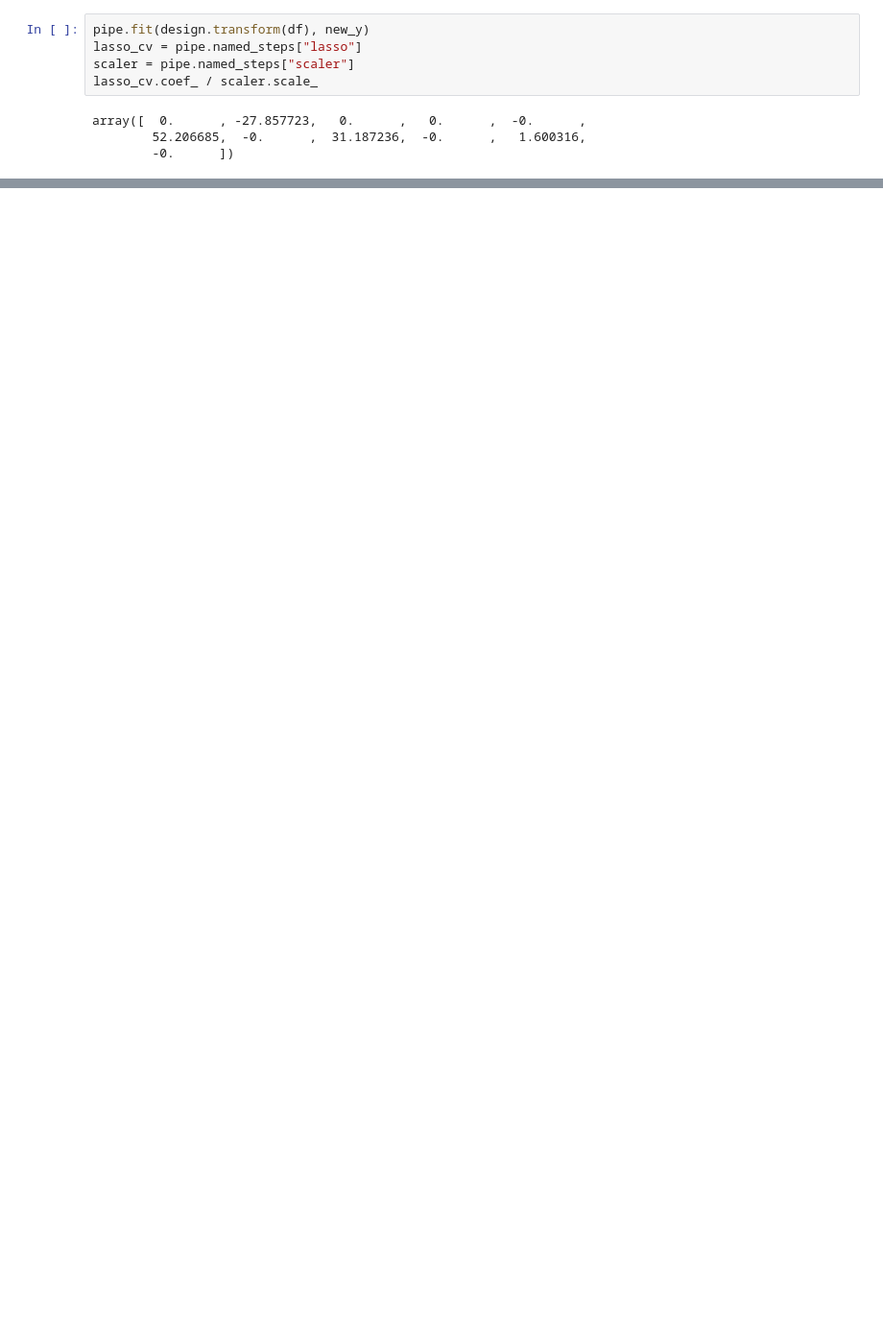
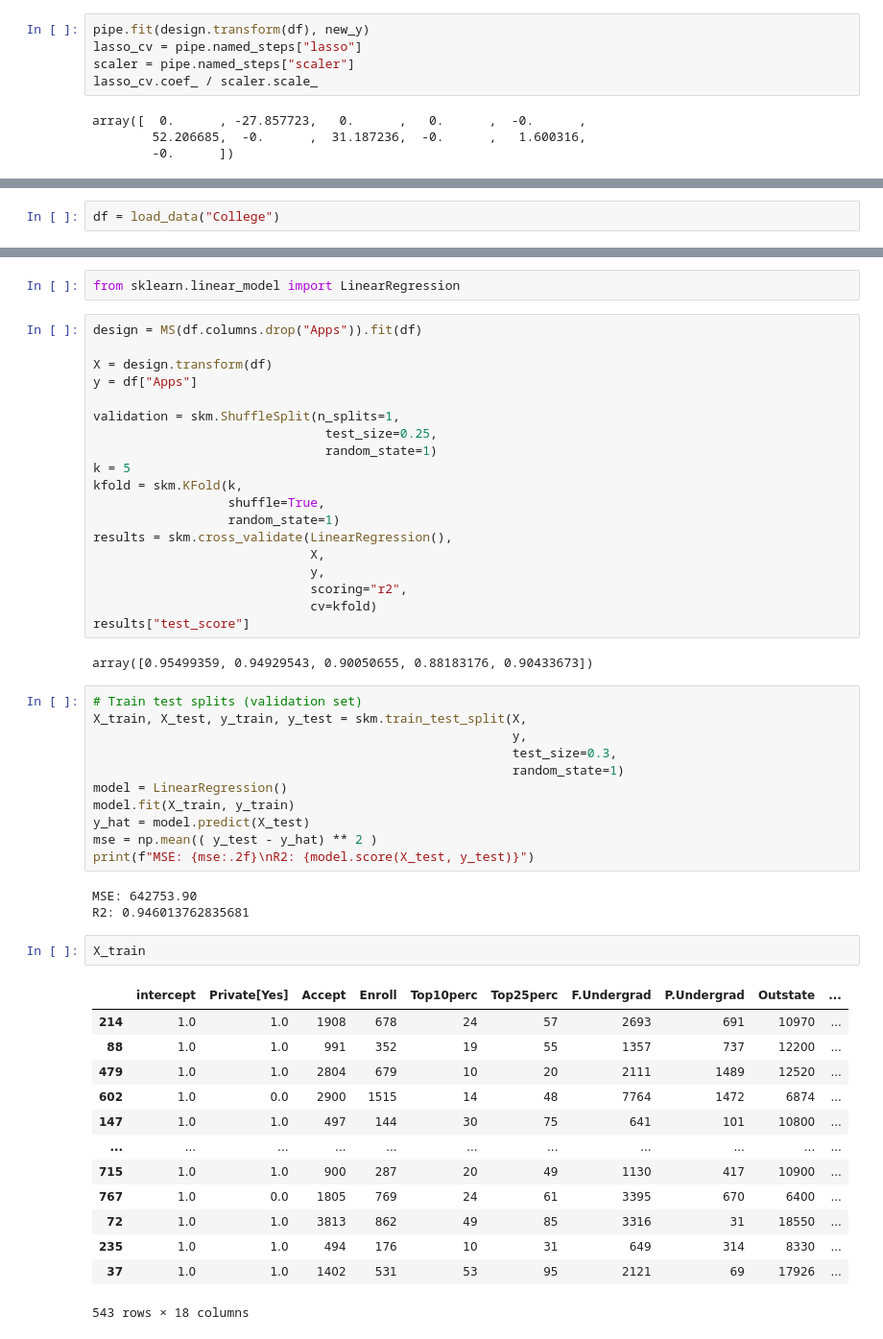
Before and after one commit to chuancao26/islp, a Jupyter notebook: EjerciciosRegularizacion.ipynb, the cells around one changed output, grey strips where cells are left out. Shown at 96% size. Saved outputs shown, nothing was run; the diff lists cells and outputs as text; blank space fills up the shorter version.

```diff
--- a/EjerciciosRegularizacion.ipynb
+++ b/EjerciciosRegularizacion.ipynb
@@ -598,0 +624,2 @@ array([  0.      , -27.857723,   0.      ,   0.      ,  -0.      ,
+# %%
+df = load_data("College")
@@ -598,0 +657,53 @@ array([  0.      , -27.857723,   0.      ,   0.      ,  -0.      ,
+# %%
+from sklearn.linear_model import LinearRegression
+# %%
+design = MS(df.columns.drop("Apps")).fit(df)
+
+X = design.transform(df)
+y = df["Apps"]
+
+validation = skm.ShuffleSplit(n_splits=1,
+                               test_size=0.25,
+                               random_state=1)
+k = 5
+kfold = skm.KFold(k,
+                  shuffle=True,
+                  random_state=1)
+results = skm.cross_validate(LinearRegression(),
+                             X,
+                             y,
+                             scoring="r2",
+                             cv=kfold)
+results["test_score"]
+# %% [output]
+array([0.95499359, 0.94929543, 0.90050655, 0.88183176, 0.90433673])
+# %%
+# Train test splits (validation set)
+X_train, X_test, y_train, y_test = skm.train_test_split(X,
+                                                        y,
+                                                        test_size=0.3,
+                                                        random_state=1)
+model = LinearRegression()
+model.fit(X_train, y_train)
+y_hat = model.predict(X_test)
+mse = np.mean(( y_test - y_hat) ** 2 )
+print(f"MSE: {mse:.2f}\nR2: {model.score(X_test, y_test)}")
+# %% [output]
+MSE: 642753.90
+R2: 0.946013762835681
+# %%
+X_train
+# %% [output]
+|  | intercept | Private[Yes] | Accept | Enroll | Top10perc | Top25perc | F.Undergrad | P.Undergrad | Outstate | ... |
+| 214 | 1.0 | 1.0 | 1908 | 678 | 24 | 57 | 2693 | 691 | 10970 | ... |
+| 88 | 1.0 | 1.0 | 991 | 352 | 19 | 55 | 1357 | 737 | 12200 | ... |
+| 479 | 1.0 | 1.0 | 2804 | 679 | 10 | 20 | 2111 | 1489 | 12520 | ... |
+| 602 | 1.0 | 0.0 | 2900 | 1515 | 14 | 48 | 7764 | 1472 | 6874 | ... |
+| 147 | 1.0 | 1.0 | 497 | 144 | 30 | 75 | 641 | 101 | 10800 | ... |
+| ... | ... | ... | ... | ... | ... | ... | ... | ... | ... | ... |
+| 715 | 1.0 | 1.0 | 900 | 287 | 20 | 49 | 1130 | 417 | 10900 | ... |
+| 767 | 1.0 | 0.0 | 1805 | 769 | 24 | 61 | 3395 | 670 | 6400 | ... |
+| 72 | 1.0 | 1.0 | 3813 | 862 | 49 | 85 | 3316 | 31 | 18550 | ... |
+| 235 | 1.0 | 1.0 | 494 | 176 | 10 | 31 | 649 | 314 | 8330 | ... |
+| 37 | 1.0 | 1.0 | 1402 | 531 | 53 | 95 | 2121 | 69 | 17926 | ... |
+543 rows × 18 columns
```
Also changed, not shown: parts of 30 cells of this notebook.
